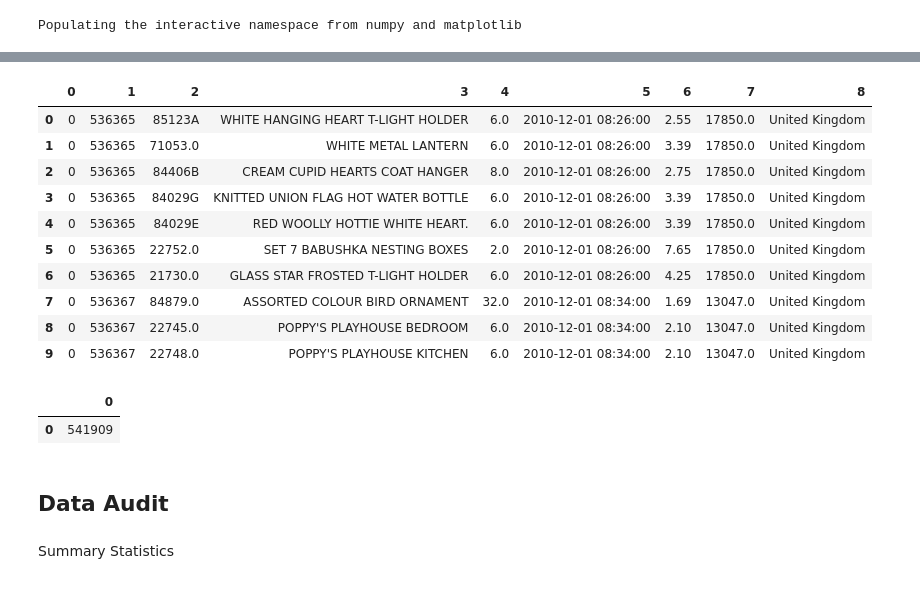
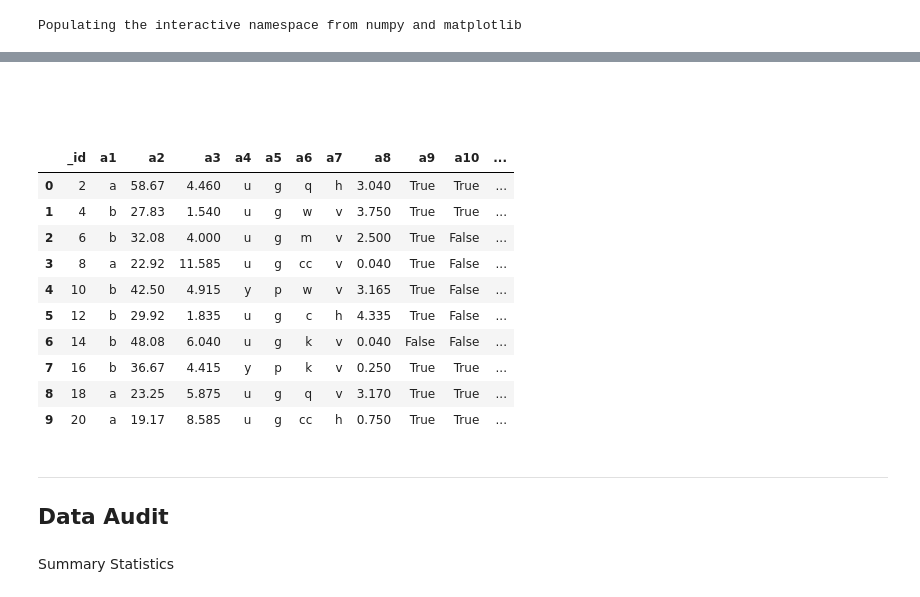
Before and after one commit to jvawdrey/gpdb5-demo, a Jupyter notebook: docker-jupyter/notebooks/Modeling Workflow Example - Greenplum Database.ipynb, the cells around one changed output, grey strips where cells are left out. Cells and saved outputs as stored; diff of their text form; code cells hidden in the pictures.

Commit message:
changes use case to credit approval

```diff
--- a/docker-jupyter/notebooks/Modeling Workflow Example - Greenplum Database.ipynb
+++ b/docker-jupyter/notebooks/Modeling Workflow Example - Greenplum Database.ipynb
@@ -91,11 +110,3 @@ sns.set(style="white")
 Populating the interactive namespace from numpy and matplotlib
 # %% [markdown]
 <a id="database_connection"></a>
-# %%
-# database connection
-try:
-    conn = psycopg2.connect("dbname='gpadmin' user='gpadmin' host='gpdb' password='pivotal'")
-    cur = conn.cursor()
-    conn.autocommit = True
-except:
-    print "I am unable to connect to the database"
@@ -228,0 +232,2 @@ cur.execute(query)
+# %% [markdown]
+<a id="external_table"></a>
@@ -228,0 +260,2 @@ cur.execute(query)
+# %% [markdown]
+<a id="download_data"></a>
@@ -229,42 +277,29 @@ cur.execute(query)
+# %% [markdown]
+<a id="view_sample"></a>
 # %%
+# view sample
 query = """
-    SELECT cancellation
-          ,invoiceno
-          ,stockcode
-          ,description
-          ,quantity
-          ,invoicedate
-          ,unitprice
-          ,customerid
-          ,country
-    FROM public.online_retail_data
+    SELECT *
+    FROM public.credit_application_data
     LIMIT 10
 """
 cur.execute(query)
-pd.DataFrame(cur.fetchall())
+colnames = [desc[0] for desc in cur.description]
+pd.DataFrame(cur.fetchall(), columns=colnames)
 # %% [output]
-|  | 0 | 1 | 2 | 3 | 4 | 5 | 6 | 7 | 8 |
-| 0 | 0 | 536365 | 85123A | WHITE HANGING HEART T-LIGHT HOLDER | 6.0 | 2010-12-01 08:26:00 | 2.55 | 17850.0 | United Kingdom |
-| 1 | 0 | 536365 | 71053.0 | WHITE METAL LANTERN | 6.0 | 2010-12-01 08:26:00 | 3.39 | 17850.0 | United Kingdom |
-| 2 | 0 | 536365 | 84406B | CREAM CUPID HEARTS COAT HANGER | 8.0 | 2010-12-01 08:26:00 | 2.75 | 17850.0 | United Kingdom |
-| 3 | 0 | 536365 | 84029G | KNITTED UNION FLAG HOT WATER BOTTLE | 6.0 | 2010-12-01 08:26:00 | 3.39 | 17850.0 | United Kingdom |
-| 4 | 0 | 536365 | 84029E | RED WOOLLY HOTTIE WHITE HEART. | 6.0 | 2010-12-01 08:26:00 | 3.39 | 17850.0 | United Kingdom |
-| 5 | 0 | 536365 | 22752.0 | SET 7 BABUSHKA NESTING BOXES | 2.0 | 2010-12-01 08:26:00 | 7.65 | 17850.0 | United Kingdom |
-| 6 | 0 | 536365 | 21730.0 | GLASS STAR FROSTED T-LIGHT HOLDER | 6.0 | 2010-12-01 08:26:00 | 4.25 | 17850.0 | United Kingdom |
-| 7 | 0 | 536367 | 84879.0 | ASSORTED COLOUR BIRD ORNAMENT | 32.0 | 2010-12-01 08:34:00 | 1.69 | 13047.0 | United Kingdom |
-| 8 | 0 | 536367 | 22745.0 | POPPY'S PLAYHOUSE BEDROOM | 6.0 | 2010-12-01 08:34:00 | 2.10 | 13047.0 | United Kingdom |
-| 9 | 0 | 536367 | 22748.0 | POPPY'S PLAYHOUSE KITCHEN | 6.0 | 2010-12-01 08:34:00 | 2.10 | 13047.0 | United Kingdom |
+|  | _id | a1 | a2 | a3 | a4 | a5 | a6 | a7 | a8 | a9 | a10 | ... |
+| 0 | 2 | a | 58.67 | 4.460 | u | g | q | h | 3.040 | True | True | ... |
+| 1 | 4 | b | 27.83 | 1.540 | u | g | w | v | 3.750 | True | True | ... |
+| 2 | 6 | b | 32.08 | 4.000 | u | g | m | v | 2.500 | True | False | ... |
+| 3 | 8 | a | 22.92 | 11.585 | u | g | cc | v | 0.040 | True | False | ... |
+| 4 | 10 | b | 42.50 | 4.915 | y | p | w | v | 3.165 | True | False | ... |
+| 5 | 12 | b | 29.92 | 1.835 | u | g | c | h | 4.335 | True | False | ... |
+| 6 | 14 | b | 48.08 | 6.040 | u | g | k | v | 0.040 | False | False | ... |
+| 7 | 16 | b | 36.67 | 4.415 | y | p | k | v | 0.250 | True | True | ... |
+| 8 | 18 | a | 23.25 | 5.875 | u | g | q | v | 3.170 | True | True | ... |
+| 9 | 20 | a | 19.17 | 8.585 | u | g | cc | h | 0.750 | True | True | ... |
-# %%
-query = """
-    SELECT count(*)
-    FROM public.online_retail_data
-"""
-cur.execute(query)
-pd.DataFrame(cur.fetchall())
-# %% [output]
-|  | 0 |
-| 0 | 541909 |
 # %% [markdown]
+----
 ## Data Audit
 # %% [markdown]
 <a id="summary_statistics"></a>
```
Also changed, not shown: parts of 71 cells of this notebook, 1 other file.
